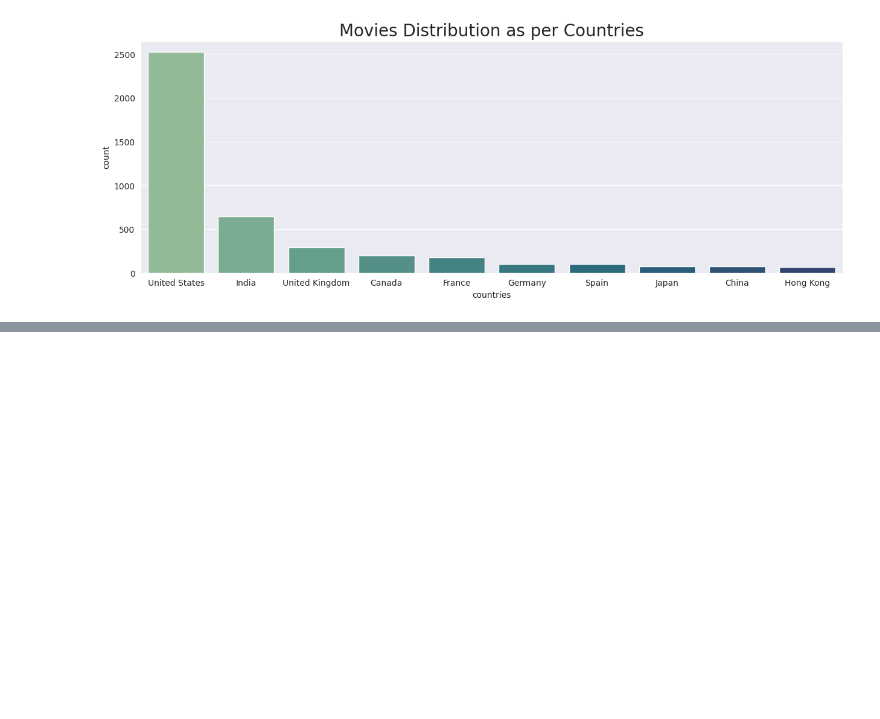
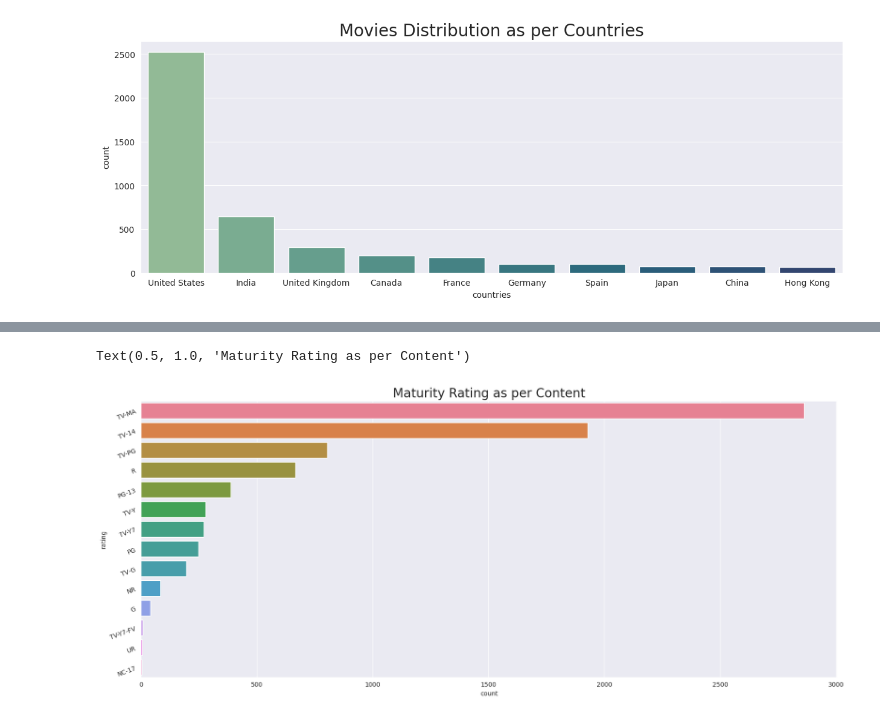
Before and after one commit to Agnik-git-sys/Netflix_Data_Analysis, a Jupyter notebook: Netflix_Data_Analysis.ipynb, the cells around one changed output, grey strips where cells are left out. Saved outputs shown, nothing was run; the diff lists cells and outputs as text; code cells hidden in the pictures; blank space fills up the shorter version.

```diff
--- a/Netflix_Data_Analysis.ipynb
+++ b/Netflix_Data_Analysis.ipynb
@@ -627,0 +675,3 @@ Text(0.5, 1.0, 'Movies Distribution as per Countries')
+# %%
+rating_df = df['rating'].value_counts().reset_index()
+print(rating_df)
@@ -627,0 +694,7 @@ Text(0.5, 1.0, 'Movies Distribution as per Countries')
+# %%
+plt.figure(figsize=(20,8))
+plt.yticks(rotation=20)
+sns.barplot(data=rating_df, x='count', y='rating',hue="rating").set_title("Maturity Rating as per Content",fontsize=20)
+# %% [output]
+Text(0.5, 1.0, 'Maturity Rating as per Content')
+[figure, added]
```
Also changed, not shown: parts of 18 cells of this notebook.
